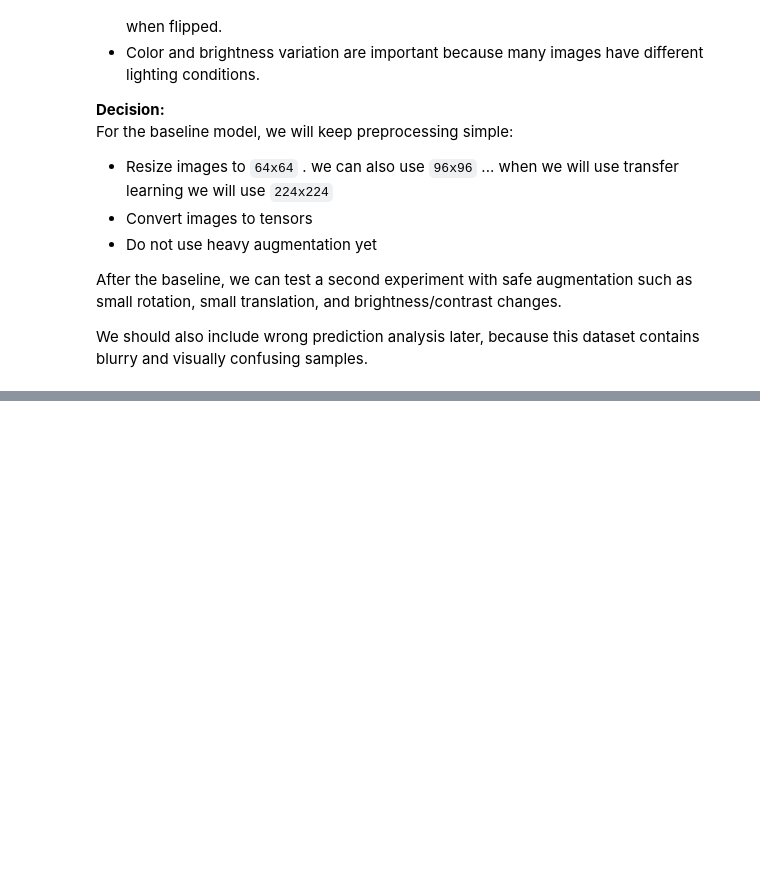
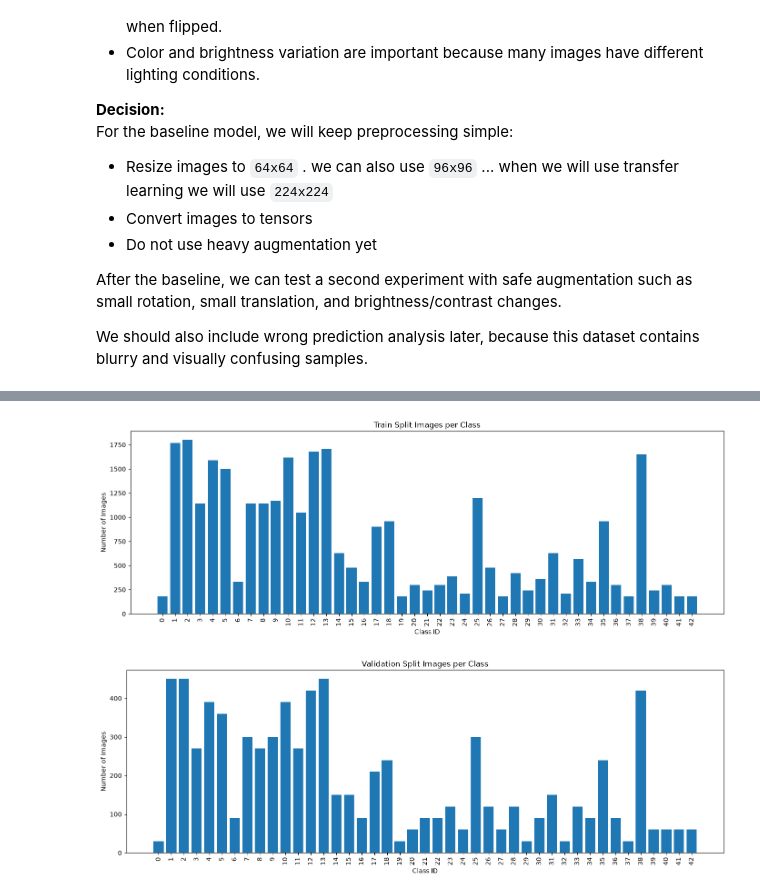
Before and after one commit to kawsar07ahmmed0712-rgb/Pytorch-German-Traffic-Sign-Recognition, a Jupyter notebook: Notebook/02_gtsrb_full_pytorch_workflow.ipynb, the cells around one changed output, grey strips where cells are left out. Cells and saved outputs as stored; diff of their text form; code cells hidden in the pictures; blank space fills up the shorter version.

Commit message:
Spliting observation completed

```diff
--- a/Notebook/02_gtsrb_full_pytorch_workflow.ipynb
+++ b/Notebook/02_gtsrb_full_pytorch_workflow.ipynb
@@ -732,0 +770,13 @@ We should also include wrong prediction analysis later, because this dataset con
+# %%
+importlib.reload(hf)
+
+train_split_df, valid_split_df = hf.create_grouped_train_valid_split(
+    train_df,
+    label_col="ClassId",
+    group_col="track_id",
+    n_splits=5,
+    seed=SEED
+)
+
+print("Train split shape:", train_split_df.shape)
+print("Valid split shape:", valid_split_df.shape)
@@ -732,0 +843,20 @@ We should also include wrong prediction analysis later, because this dataset con
+# %%
+train_split_counts = hf.get_class_distribution(train_split_df, label_col="ClassId")
+valid_split_counts = hf.get_class_distribution(valid_split_df, label_col="ClassId")
+
+hf.plot_class_distribution(
+    train_split_counts,
+    label_col="ClassId",
+    count_col="image_count",
+    title="Train Split Images per Class"
+)
+
+hf.plot_class_distribution(
+    valid_split_counts,
+    label_col="ClassId",
+    count_col="image_count",
+    title="Validation Split Images per Class"
+)
+# %% [output]
+[figure, added]
+[figure, added]
```
Also changed, not shown: parts of 11 cells of this notebook, 1 other file.
